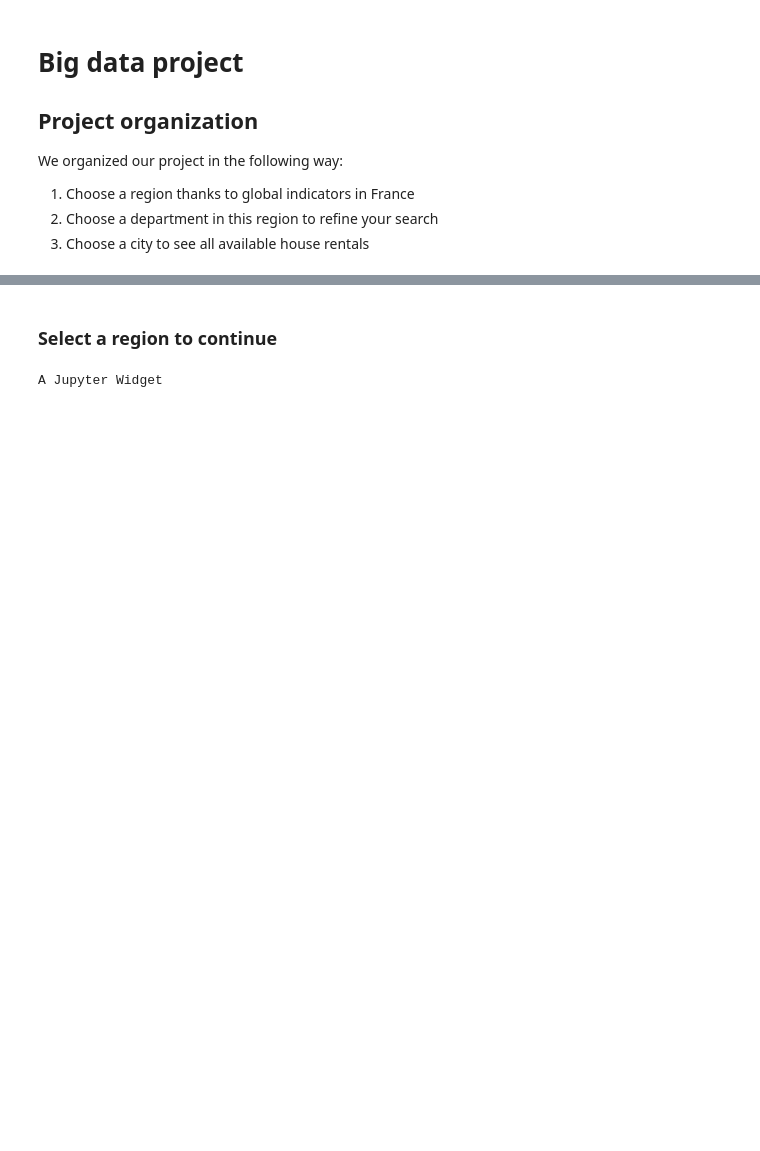
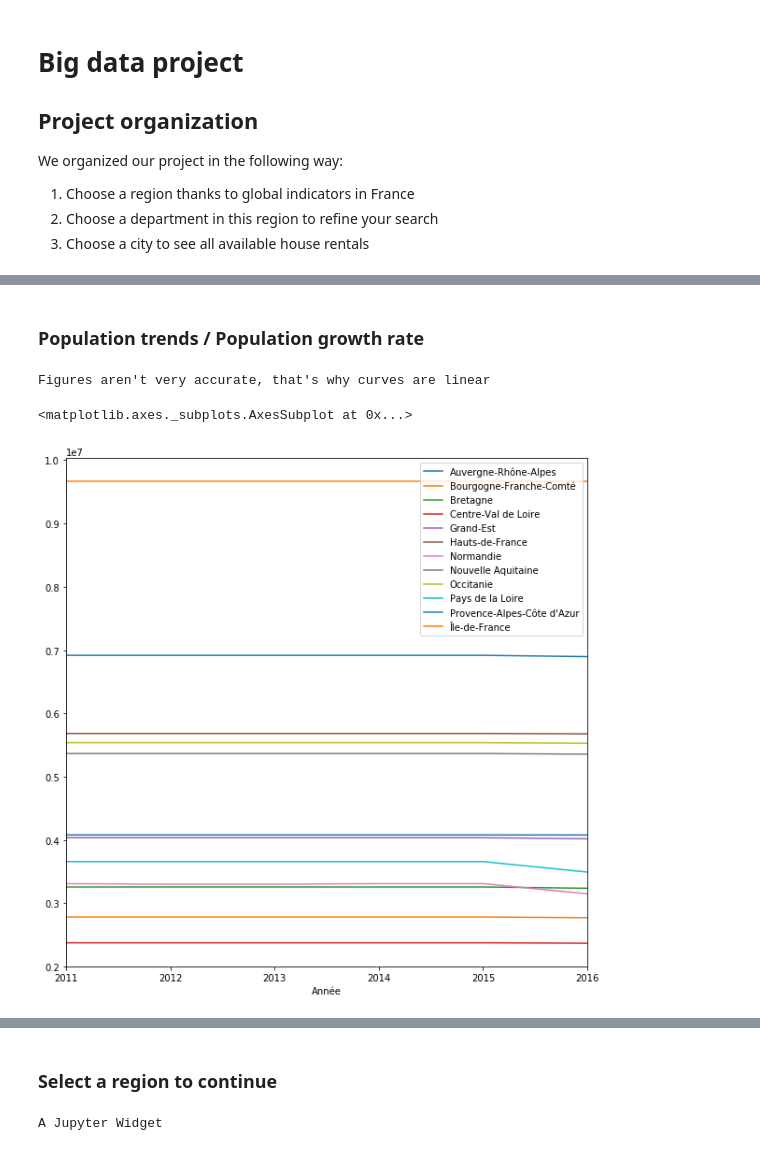
Before and after one commit to Durassel/Big-data-project, a Jupyter notebook: Final.ipynb, the cells around one changed output, grey strips where cells are left out. Saved outputs shown, nothing was run; the diff lists cells and outputs as text; code cells hidden in the pictures; blank space fills up the shorter version.

```diff
--- a/Final.ipynb
+++ b/Final.ipynb
@@ -59,0 +171,23 @@ population_by_region.plot(kind='pie', y='Nombre d\'habitants', ax=ax1, figsize=(
+# %% [markdown]
+### Population trends / Population growth rate
+# %%
+# Evolution of population
+trends_population_by_region = pd.DataFrame(columns=[regions])
+trends_population_by_region['Année'] = []
+trends_population_by_region['Année'] = trends_population_by_region['Année'].astype(int)
+trends_population_by_region = trends_population_by_region.set_index('Année')
+
+for index, row in trends_population_by_region.iteritems():
+    trends_population_by_region.loc[2011, index] = electricity.loc[(electricity['Nom région'] == index) & (electricity['Année'] == 2011), 'Nombre d\'habitants'].sum(axis=0)
+    trends_population_by_region.loc[2012, index] = electricity.loc[(electricity['Nom région'] == index) & (electricity['Année'] == 2012), 'Nombre d\'habitants'].sum(axis=0)
+    trends_population_by_region.loc[2013, index] = electricity.loc[(electricity['Nom région'] == index) & (electricity['Année'] == 2013), 'Nombre d\'habitants'].sum(axis=0)
+    trends_population_by_region.loc[2014, index] = electricity.loc[(electricity['Nom région'] == index) & (electricity['Année'] == 2014), 'Nombre d\'habitants'].sum(axis=0)
+    trends_population_by_region.loc[2015, index] = electricity.loc[(electricity['Nom région'] == index) & (electricity['Année'] == 2015), 'Nombre d\'habitants'].sum(axis=0)
+    trends_population_by_region.loc[2016, index] = electricity.loc[(electricity['Nom région'] == index) & (electricity['Année'] == 2016), 'Nombre d\'habitants'].sum(axis=0)
+    #trends_population_by_region.loc[index, 'Taux d\'accroissement'] = ((trends_population_by_region.loc[index, '2016'] - trends_population_by_region.loc[index, '2011']) / trends_population_by_region.loc[index, '2011']) * 100
+print("Figures aren't very accurate, that's why curves are linear")
+trends_population_by_region.plot(figsize=(10,10))
+# %% [output]
+Figures aren't very accurate, that's why curves are linear
+<matplotlib.axes._subplots.AxesSubplot at 0x...>
+[figure, added]
```
Also changed, not shown: parts of 13 cells of this notebook, 3 other files.
